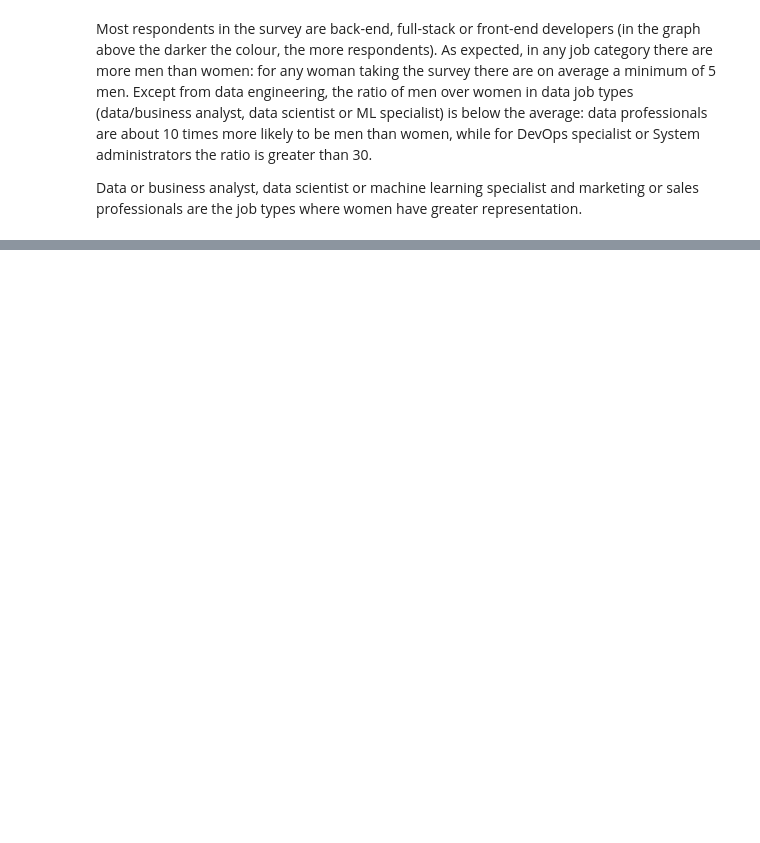
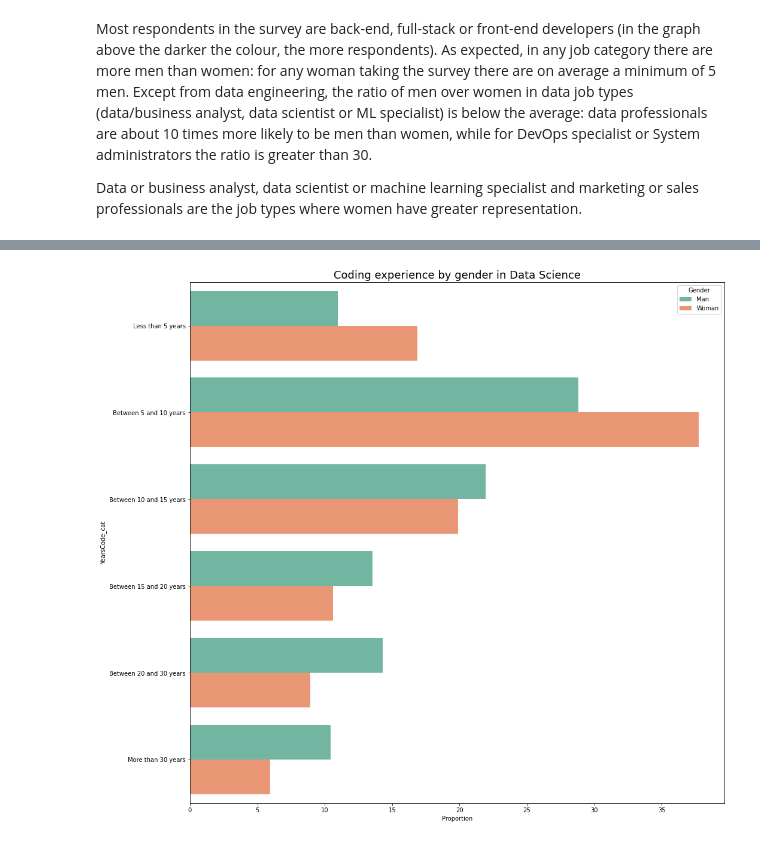
Before and after one commit to kcortinas/stackoverflow_2020_survey_gender_analysis, a Jupyter notebook: Survey_2020_Women_in_Data_Science.ipynb, the cells around one changed output, grey strips where cells are left out. Saved outputs shown, nothing was run; the diff lists cells and outputs as text; code cells hidden in the pictures; blank space fills up the shorter version.

```diff
--- a/Survey_2020_Women_in_Data_Science.ipynb
+++ b/Survey_2020_Women_in_Data_Science.ipynb
@@ -180,0 +266,2 @@ Data or business analyst, data scientist or machine learning specialist and mark
+# %%
+df_survey_data = df_survey[(df_survey.DevType.apply(lambda s: ('Data scientist or machine learning specialist' or 'Data or business analyst') in [item for item in s])) & ((df_survey.Gender == 'Man')|(df_survey.Gender == 'Woman'))]
@@ -180,0 +296,23 @@ Data or business analyst, data scientist or machine learning specialist and mark
+# %%
+df_survey_data = df_survey_data.dropna(subset=['YearsCode'], axis=0)
+# %%
+# Replace string values with numbers before transforming to numeric
+is_less_1_year = (df_survey_data.YearsCode == 'Less than 1 year')
+df_survey_data.loc[is_less_1_year, 'YearsCode'] = 0
+is_more_50_years = (df_survey_data.YearsCode == 'More than 50 years')
+df_survey_data.loc[is_more_50_years, 'YearsCode'] = 50
+# Transform variable to numeric before discretising
+df_survey_data.YearsCode = df_survey_data.YearsCode.astype(float)
+# Discreatise variable with new buckets
+df_survey_data = discretise_numeric_variables(df_survey_data, 'YearsCode', boundaries = [5, 10, 15, 20, 30, 50])
+# Replace values for categories
+df_survey_data.YearsCode_cat.replace({'YearsCode[0.0, 5.0)': 'Less than 5 years',
+                                                'YearsCode[5.0, 10.0)': 'Between 5 and 10 years',
+                                                'YearsCode[10.0, 15.0)': 'Between 10 and 15 years',
+                                                'YearsCode[15.0, 20.0)': 'Between 15 and 20 years',
+                                                'YearsCode[20.0, 30.0)': 'Between 20 and 30 years',
+                                                'YearsCode[30.0, 50.0)': 'More than 30 years',
+                                                'YearsCode[50.0, 51.0)': 'More than 30 years'},
+                                     inplace = True)
+# Validate new field
+df_survey_data.YearsCode_cat.value_counts()
@@ -180,0 +327,7 @@ Data or business analyst, data scientist or machine learning specialist and mark
+# %%
+# Plot differences in years of coding experience by gender
+order_list_plot = ['Less than 5 years', 'Between 5 and 10 years', 'Between 10 and 15 years', 'Between 15 and 20 years', 'Between 20 and 30 years', 'More than 30 years']
+title_plot = 'Coding experience by gender in Data Science'
+analyse_gender_by_category(df_survey_data, 'YearsCode_cat', 'Gender', order_list_plot, title_plot)
+# %% [output]
+[figure, added]
```
Also changed, not shown: parts of 16 cells of this notebook.
